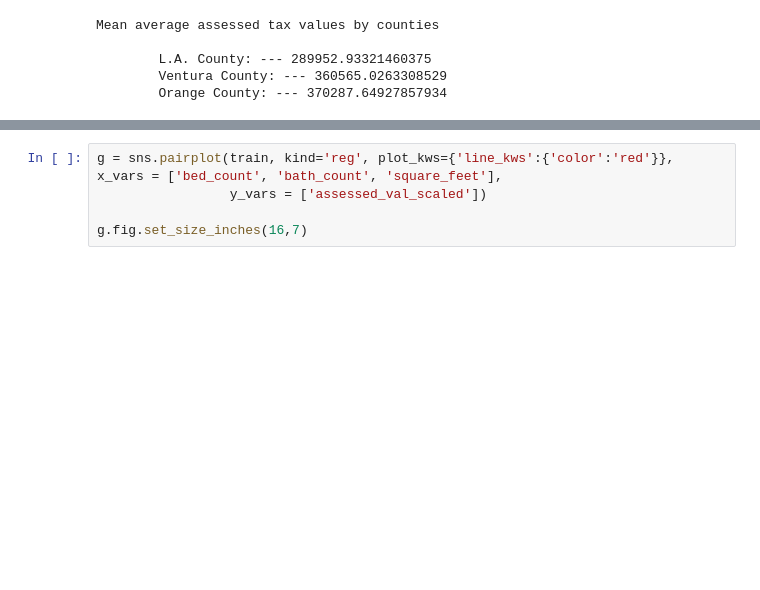
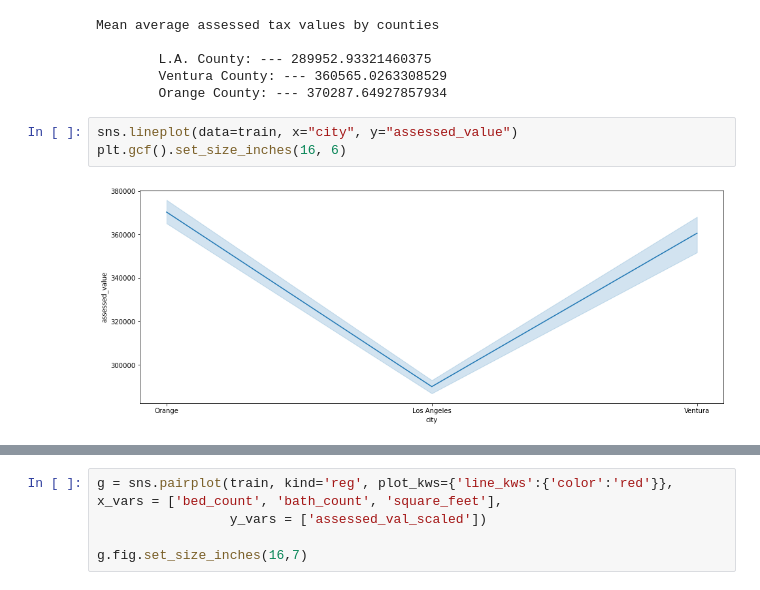
Before and after one commit to stephenkipkurui/regression-project, a Jupyter notebook: zillow_report.ipynb, the cells around one changed output, grey strips where cells are left out. Cells and saved outputs as stored; diff of their text form; blank space fills up the shorter version.

```diff
--- a/zillow_report.ipynb
+++ b/zillow_report.ipynb
@@ -280,3 +266,8 @@ Mean average assessed tax values by counties
         L.A. County: --- 289952.93321460375
         Ventura County: --- 360565.0263308529
         Orange County: --- 370287.64927857934
+# %%
+sns.lineplot(data=train, x="city", y="assessed_value")
+plt.gcf().set_size_inches(16, 6)
+# %% [output]
+[figure, added]
```
Also changed, not shown: parts of 43 cells of this notebook.
